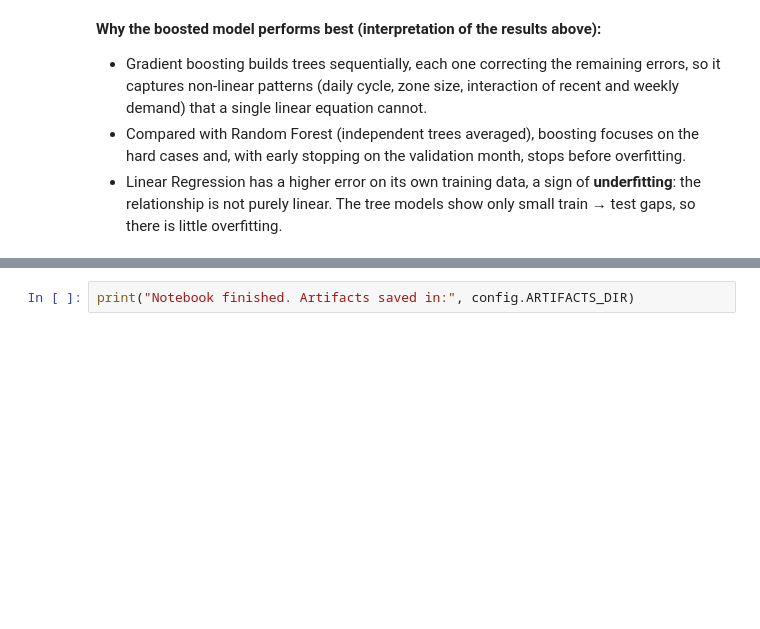
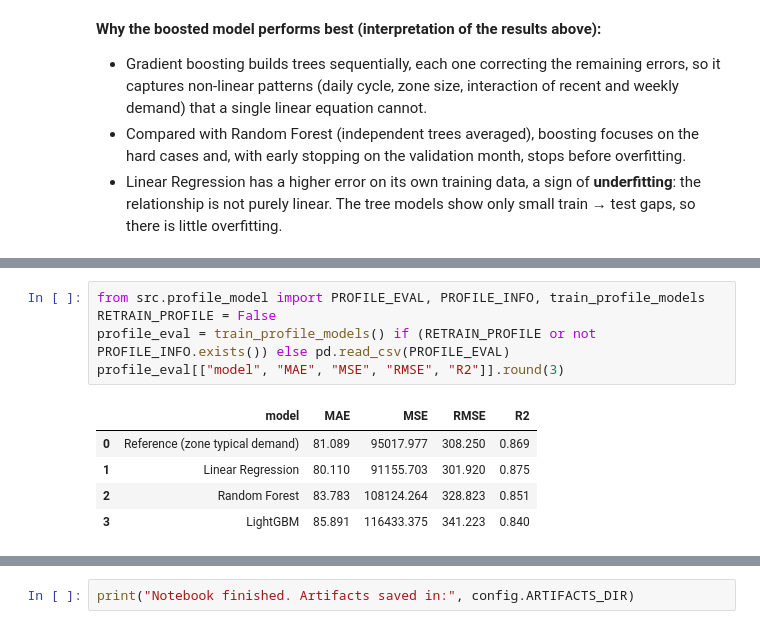
Before and after one commit to vidushi0409/EV, a Jupyter notebook: notebooks/UrbanEV_Analysis.ipynb, the cells around one changed output, grey strips where cells are left out. Cells and saved outputs as stored; diff of their text form; blank space fills up the shorter version.

```diff
--- a/notebooks/UrbanEV_Analysis.ipynb
+++ b/notebooks/UrbanEV_Analysis.ipynb
@@ -547,0 +619,11 @@ Test performance of LightGBM: MAE 34.3 kWh | RMSE 142.7 kWh | R² 0.9720
+# %%
+from src.profile_model import PROFILE_EVAL, PROFILE_INFO, train_profile_models
+RETRAIN_PROFILE = False
+profile_eval = train_profile_models() if (RETRAIN_PROFILE or not PROFILE_INFO.exists()) else pd.read_csv(PROFILE_EVAL)
+profile_eval[["model", "MAE", "MSE", "RMSE", "R2"]].round(3)
+# %% [output]
+|  | model | MAE | MSE | RMSE | R2 |
+| 0 | Reference (zone typical demand) | 81.089 | 95017.977 | 308.250 | 0.869 |
+| 1 | Linear Regression | 80.110 | 91155.703 | 301.920 | 0.875 |
+| 2 | Random Forest | 83.783 | 108124.264 | 328.823 | 0.851 |
+| 3 | LightGBM | 85.891 | 116433.375 | 341.223 | 0.840 |
```
Also changed, not shown: parts of 10 cells of this notebook, 29 other files.
